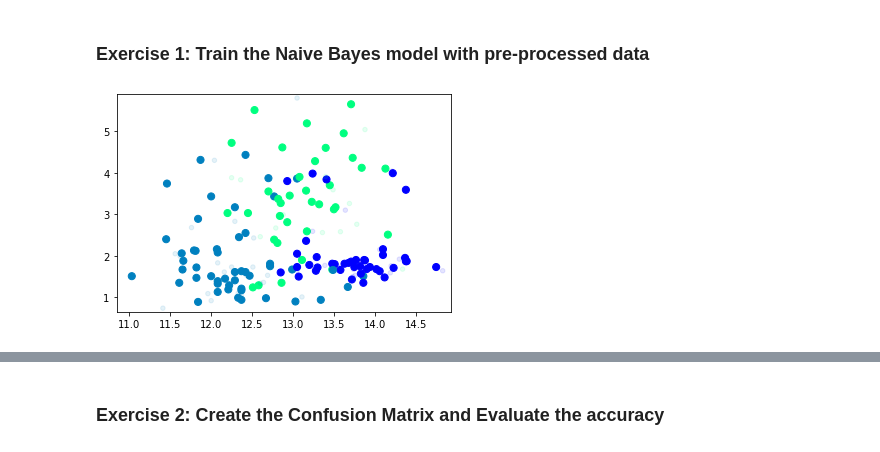
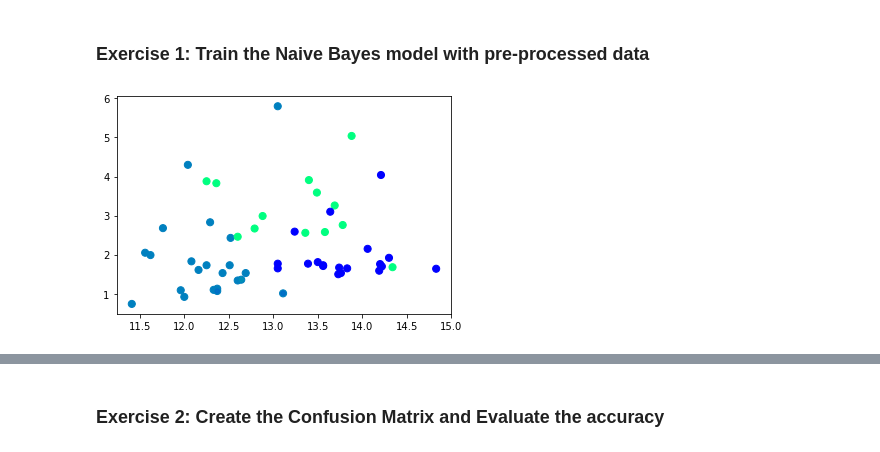
Before and after one commit to chenzzzx3/ads_exercises, a Jupyter notebook: Week 5/W5 - 04a - Naive Bayes Exercise .ipynb, the cells around one changed output, grey strips where cells are left out. Cells and saved outputs as stored; diff of their text form; code cells hidden in the pictures.

```diff
--- a/Week 5/W5 - 04a - Naive Bayes Exercise .ipynb
+++ b/Week 5/W5 - 04a - Naive Bayes Exercise .ipynb
@@ -103,9 +103,9 @@ y_pred = model.predict(x_test)
 #y_pred
 # %%
 import matplotlib.pyplot as plt
-plt.scatter(x_train[:, 0], x_train[:, 1], c=y_train, s=50, cmap='winter')
+plt.scatter(x_test[:, 0], x_test[:, 1], c=y_test, s=50, cmap='winter') # put test data to compare with y pred
 lim = plt.axis()
-plt.scatter(x_test[:, 0], x_test[:, 1], c=y_test, s=20, cmap='winter', alpha=0.1)
+plt.scatter(x_test[:, 0], x_test[:, 1], c=y_pred, s=20, cmap='winter', alpha=0.1) # put y_pred not y_test to compare
 plt.axis(lim);
 # %% [output]
-[figure, old version]
+[figure, new version]
```
Also changed, not shown: parts of 3 cells of this notebook, 1 other file.
